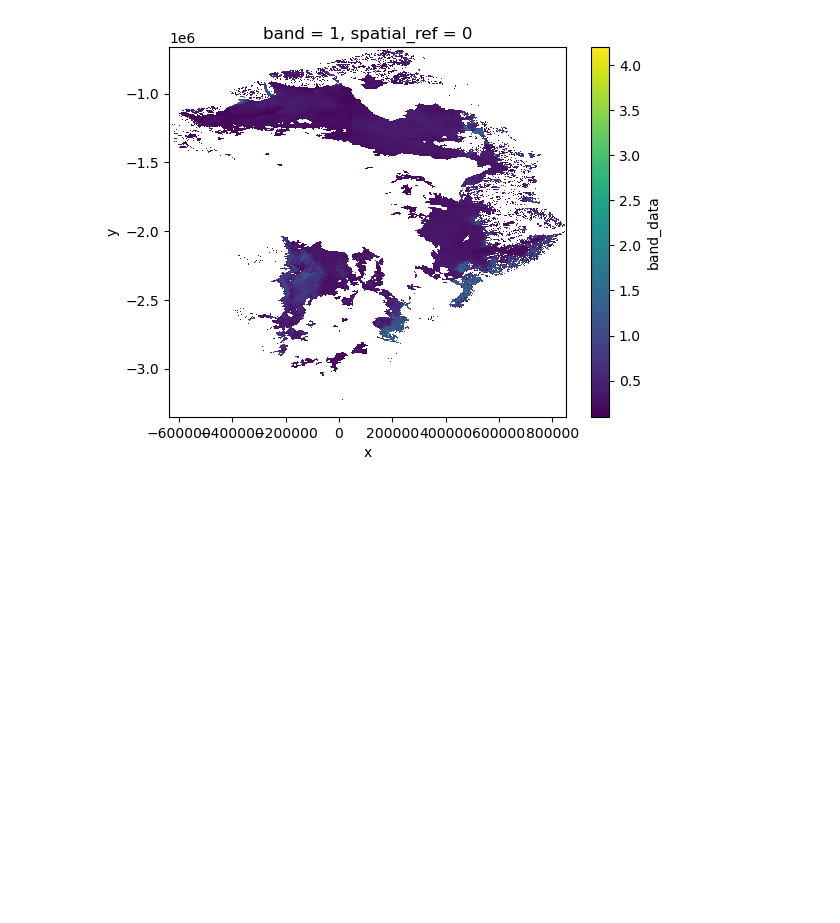
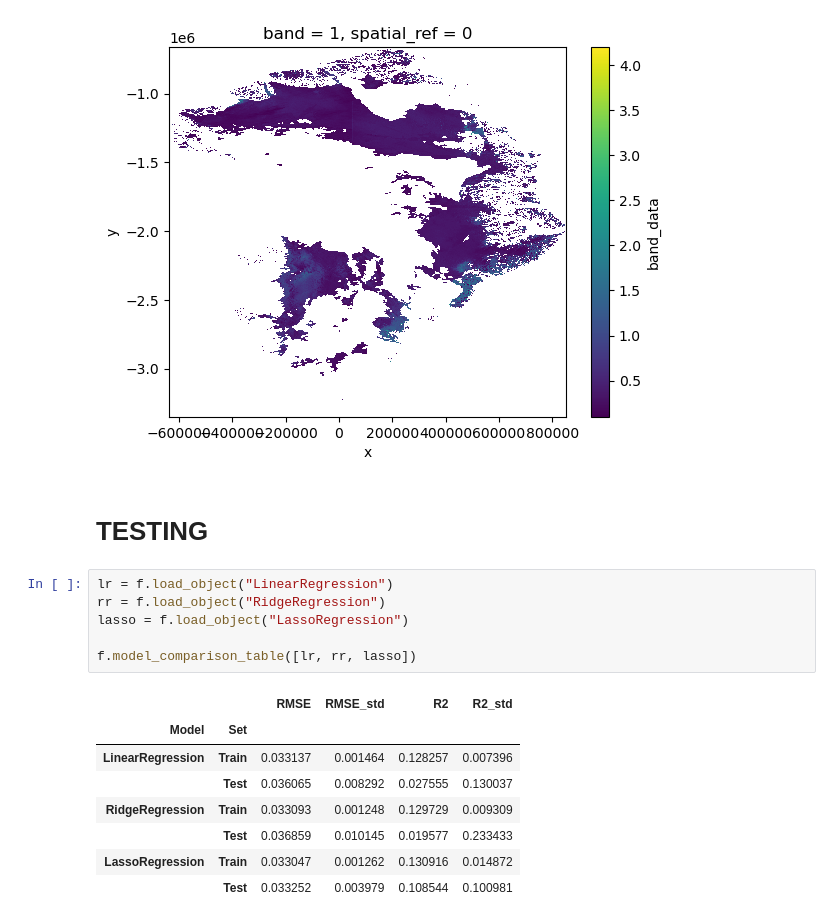
Before and after one commit to linaskerath/RP_Greenland, a Jupyter notebook: Scripts/09_plots.ipynb, the cells around one changed output. Saved outputs shown, nothing was run; the diff lists cells and outputs as text; blank space fills up the shorter version.

```diff
--- a/Scripts/08_plots.ipynb
+++ b/Scripts/09_plots.ipynb
@@ -61,3 +106,20 @@ opt.plot()
 # %% [output]
 <matplotlib.collections.QuadMesh at 0x...>
 [figure]
+# %% [markdown]
+# TESTING
+# %%
+lr = f.load_object("LinearRegression")
+rr = f.load_object("RidgeRegression")
+lasso = f.load_object("LassoRegression")
+
+f.model_comparison_table([lr, rr, lasso])
+# %% [output]
+|  |  | RMSE | RMSE_std | R2 | R2_std |
+| Model | Set |  |  |  |  |
+| LinearRegression | Train | 0.033137 | 0.001464 | 0.128257 | 0.007396 |
+|  | Test | 0.036065 | 0.008292 | 0.027555 | 0.130037 |
+| RidgeRegression | Train | 0.033093 | 0.001248 | 0.129729 | 0.009309 |
+|  | Test | 0.036859 | 0.010145 | 0.019577 | 0.233433 |
+| LassoRegression | Train | 0.033047 | 0.001262 | 0.130916 | 0.014872 |
+|  | Test | 0.033252 | 0.003979 | 0.108544 | 0.100981 |
```
Also changed, not shown: parts of 17 cells of this notebook, 10 other files.
